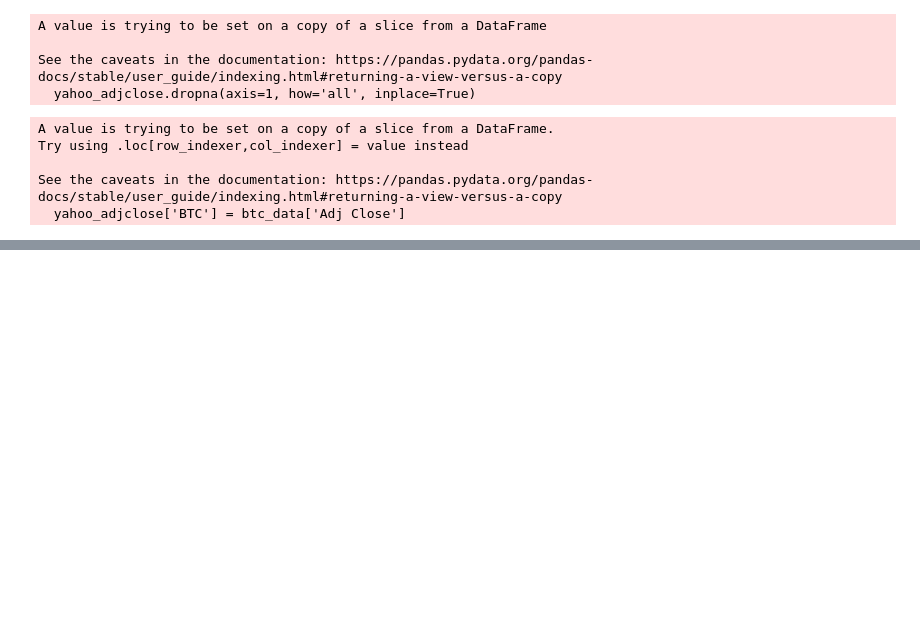
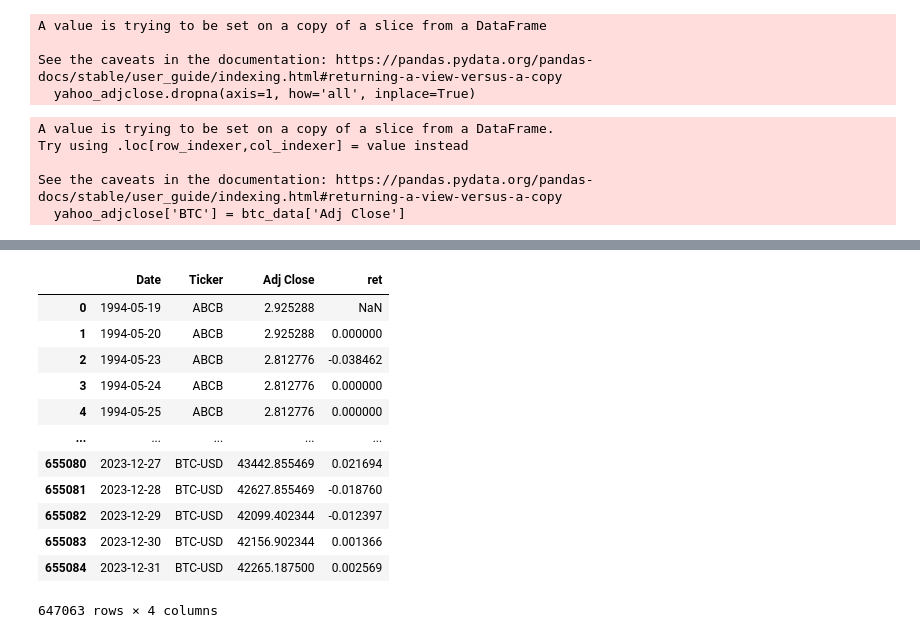
Before and after one commit to CarsonJMullen/fin372-quant-backtest, a Jupyter notebook: pull-data.ipynb, the cells around one changed output, grey strips where cells are left out. Cells and saved outputs as stored; diff of their text form; code cells hidden in the pictures; blank space fills up the shorter version.

```diff
--- a/pull-data.ipynb
+++ b/pull-data.ipynb
@@ -144,5 +146,21 @@ prices_df
 # %%
 prices_df['ret'] = prices_df.groupby('Ticker')['Adj Close'].pct_change()
+# %%
+prices_df[prices_df['Date'] <= last_date]
+# %% [output]
+|  | Date | Ticker | Adj Close | ret |
+| 0 | 1994-05-19 | ABCB | 2.925288 | NaN |
+| 1 | 1994-05-20 | ABCB | 2.925288 | 0.000000 |
+| 2 | 1994-05-23 | ABCB | 2.812776 | -0.038462 |
+| 3 | 1994-05-24 | ABCB | 2.812776 | 0.000000 |
+| 4 | 1994-05-25 | ABCB | 2.812776 | 0.000000 |
+| ... | ... | ... | ... | ... |
+| 655080 | 2023-12-27 | BTC-USD | 43442.855469 | 0.021694 |
+| 655081 | 2023-12-28 | BTC-USD | 42627.855469 | -0.018760 |
+| 655082 | 2023-12-29 | BTC-USD | 42099.402344 | -0.012397 |
+| 655083 | 2023-12-30 | BTC-USD | 42156.902344 | 0.001366 |
+| 655084 | 2023-12-31 | BTC-USD | 42265.187500 | 0.002569 |
+647063 rows × 4 columns
 # %%
 # Save the DataFrame to CSV format
 prices_df.to_csv('data/yf-prices.csv', index=False)
```
Also changed, not shown: parts of 7 cells of this notebook, 23 other files.
